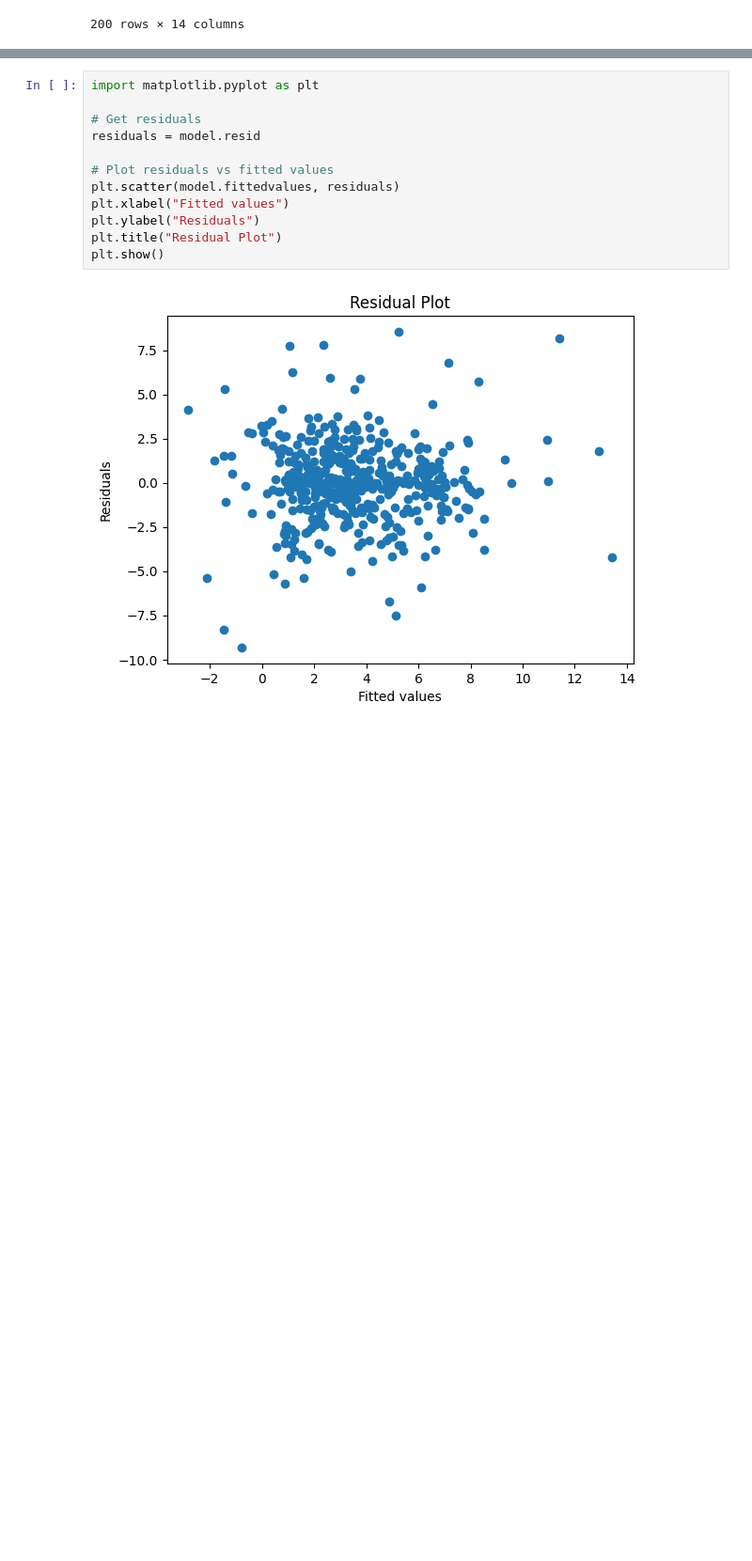
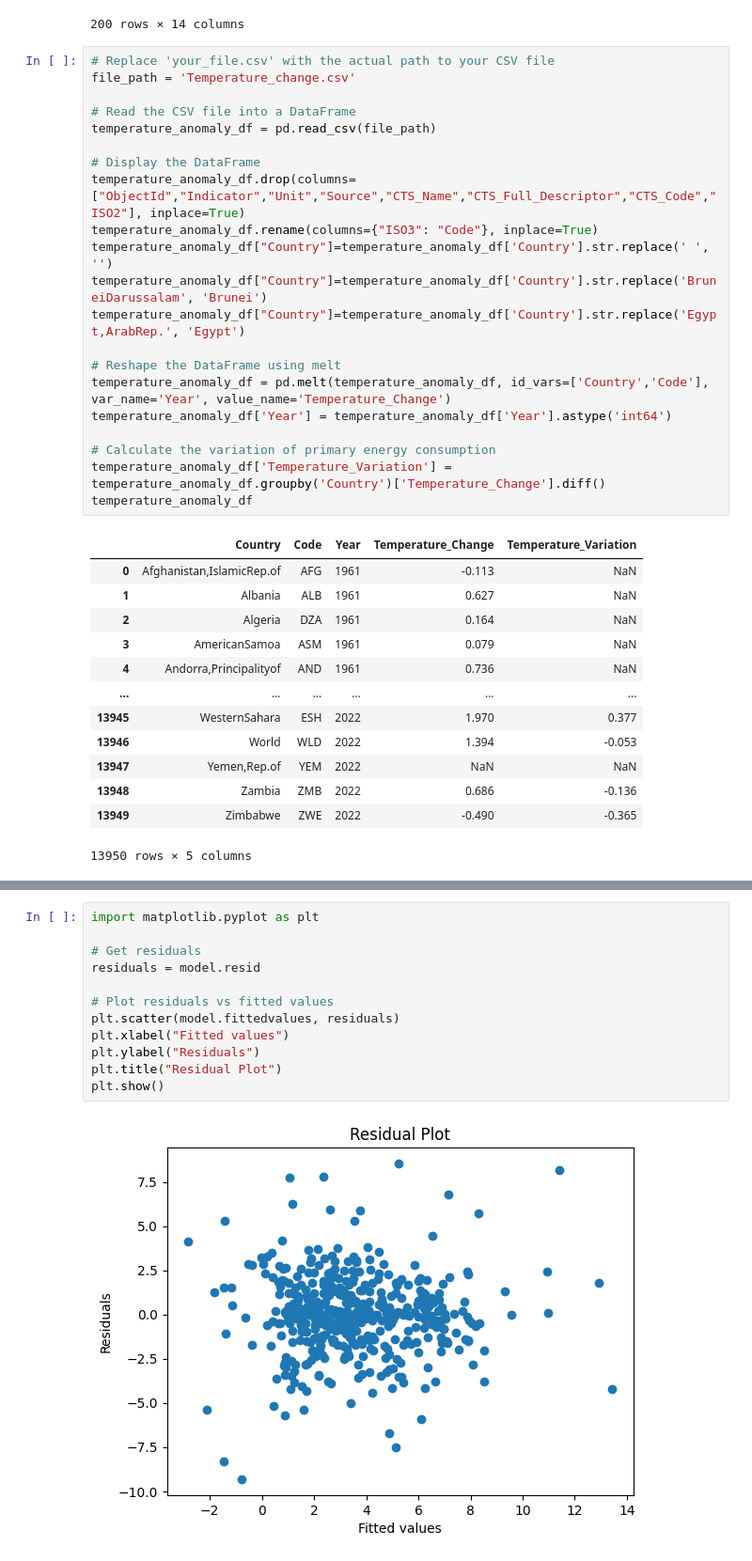
Before and after one commit to Tristan22400/Econometrics, a Jupyter notebook: regression.ipynb, the cells around one changed output, grey strips where cells are left out. Shown at 94% size. Cells and saved outputs as stored; diff of their text form; blank space fills up the shorter version.

```diff
--- a/regression.ipynb
+++ b/regression.ipynb
@@ -361,3 +361,38 @@ merge_5_df.iloc[200:400]
 | 398 | Bolivia | 2018.0 | 1197.492221 | 93.880630 | 12.755477 | BOL | 8088.3423 | ... |
 | 399 | Brunei | 2018.0 | 286.811003 | 53.407740 | 5.370214 | BRN | 122979.1200 | ... |
 200 rows × 14 columns
+# %%
+# Replace 'your_file.csv' with the actual path to your CSV file
+file_path = 'Temperature_change.csv'
+
+# Read the CSV file into a DataFrame
+temperature_anomaly_df = pd.read_csv(file_path)
+
+# Display the DataFrame
+temperature_anomaly_df.drop(columns=["ObjectId","Indicator","Unit","Source","CTS_Name","CTS_Full_Descriptor","CTS_Code","ISO2"], inplace=True)
+temperature_anomaly_df.rename(columns={"ISO3": "Code"}, inplace=True)
+temperature_anomaly_df["Country"]=temperature_anomaly_df['Country'].str.replace(' ', '')
+temperature_anomaly_df["Country"]=temperature_anomaly_df['Country'].str.replace('BruneiDarussalam', 'Brunei')
+temperature_anomaly_df["Country"]=temperature_anomaly_df['Country'].str.replace('Egypt,ArabRep.', 'Egypt')
+
+# Reshape the DataFrame using melt
+temperature_anomaly_df = pd.melt(temperature_anomaly_df, id_vars=['Country','Code'], var_name='Year', value_name='Temperature_Change')
+temperature_anomaly_df['Year'] = temperature_anomaly_df['Year'].astype('int64')
+
+# Calculate the variation of primary energy consumption
+temperature_anomaly_df['Temperature_Variation'] = temperature_anomaly_df.groupby('Country')['Temperature_Change'].diff()
+temperature_anomaly_df
+# %% [output]
+|  | Country | Code | Year | Temperature_Change | Temperature_Variation |
+| 0 | Afghanistan,IslamicRep.of | AFG | 1961 | -0.113 | NaN |
+| 1 | Albania | ALB | 1961 | 0.627 | NaN |
+| 2 | Algeria | DZA | 1961 | 0.164 | NaN |
+| 3 | AmericanSamoa | ASM | 1961 | 0.079 | NaN |
+| 4 | Andorra,Principalityof | AND | 1961 | 0.736 | NaN |
+| ... | ... | ... | ... | ... | ... |
+| 13945 | WesternSahara | ESH | 2022 | 1.970 | 0.377 |
+| 13946 | World | WLD | 2022 | 1.394 | -0.053 |
+| 13947 | Yemen,Rep.of | YEM | 2022 | NaN | NaN |
+| 13948 | Zambia | ZMB | 2022 | 0.686 | -0.136 |
+| 13949 | Zimbabwe | ZWE | 2022 | -0.490 | -0.365 |
+13950 rows × 5 columns
```
Also changed, not shown: parts of 3 cells of this notebook, 2 other files.
